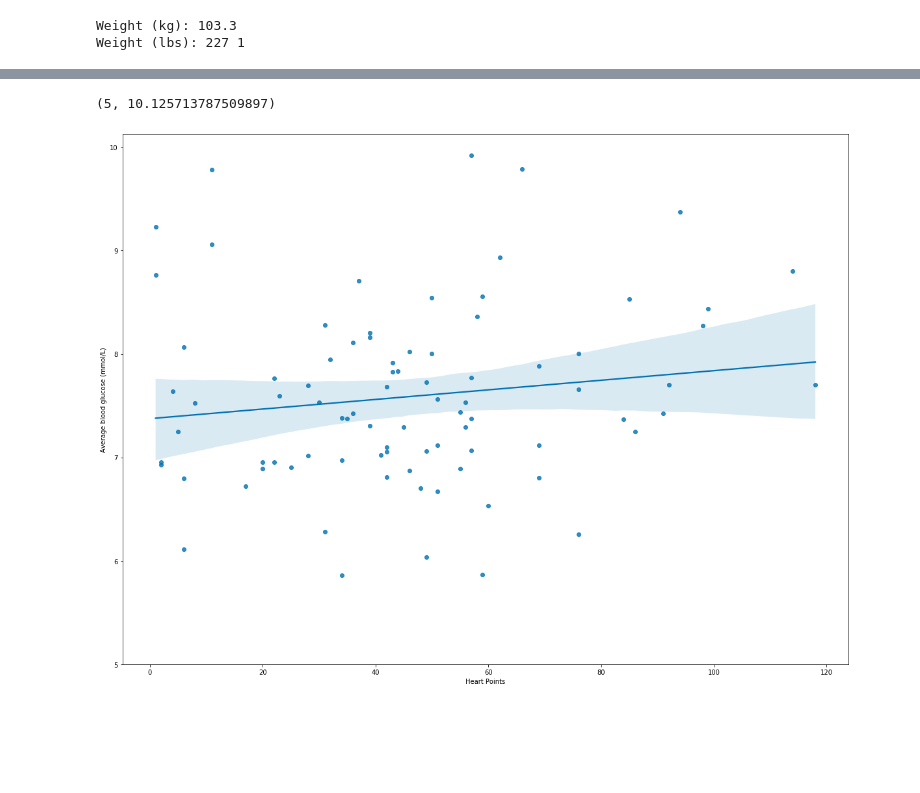
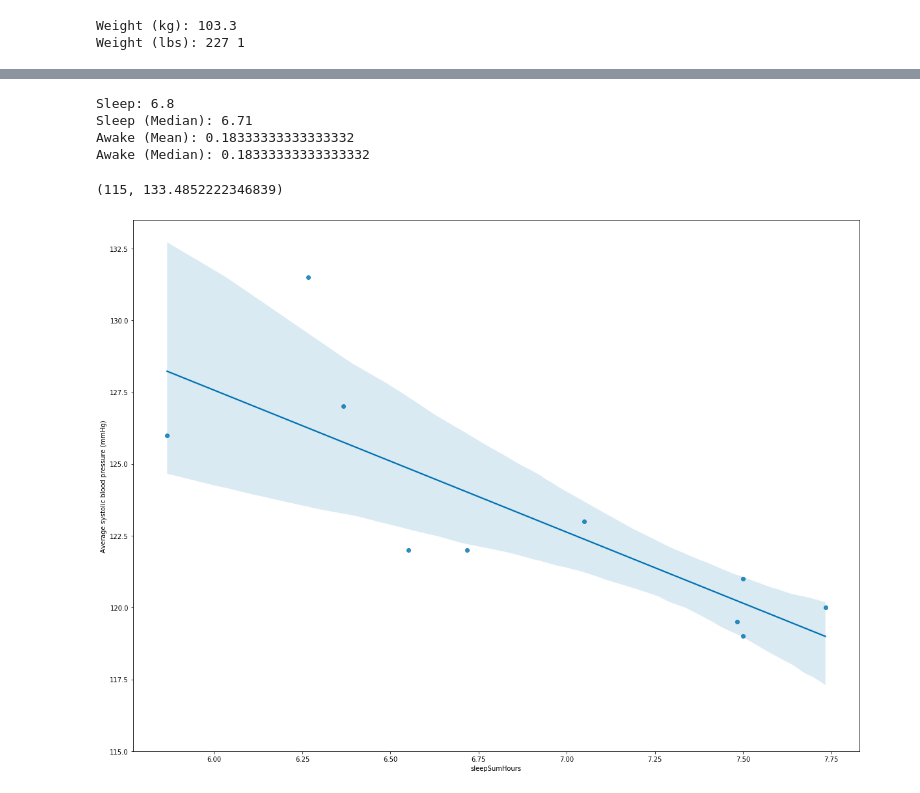
Before and after one commit to JamesIgoe/GoogleFitAnalysis, a Jupyter notebook: Analysis.ipynb, the cells around one changed output, grey strips where cells are left out. Saved outputs shown, nothing was run; the diff lists cells and outputs as text; code cells hidden in the pictures; blank space fills up the shorter version.

```diff
--- a/Analysis.ipynb
+++ b/Analysis.ipynb
@@ -177,0 +169,3 @@ df_fit.dropna(axis=1, how='all', inplace=True)
+# %%
+df_fit['SleepSum'] = df_fit['Deep sleeping duration (ms)'] + df_fit['Light sleeping duration (ms)'] + df_fit['Sleep duration (ms)']
+df_fit['sleepSumHours'] = df_fit['SleepSum'] / 3600000
@@ -281,10 +342,3 @@ print('BG (mmg/dl):', AverageFunction(bg, 1) * 18)
 # %% [output]
 BG (mmol/L): 7.7
 BG (mmg/dl): 138.6
-# %%
-df['SleepSum'] = df['Deep sleeping duration (ms)'] + df['Light sleeping duration (ms)'] + df['Sleep duration (ms)']
-df['sleepSumHours'] = df['SleepSum'] / 3600000
-print('Sleep:', AverageFunction(df['sleepSumHours'],2))
-print('Sleep (Median):', MedianFunction(df['sleepSumHours'], 2))
-print('Awake (Mean):', AverageFunction(df['Awake mid-sleeping duration (ms)'], 9) / 3600000)
-print('Awake (Median):', MedianFunction(df['Awake mid-sleeping duration (ms)'], 9) / 3600000)
@@ -305,7 +385,17 @@ Weight (lbs): 227 1
+# %%
+print('Sleep:', AverageFunction(df['sleepSumHours'],2))
+print('Sleep (Median):', MedianFunction(df['sleepSumHours'], 2))
+print('Awake (Mean):', AverageFunction(df['Awake mid-sleeping duration (ms)'], 9) / 3600000)
+print('Awake (Median):', MedianFunction(df['Awake mid-sleeping duration (ms)'], 9) / 3600000)
+# %% [output]
+Sleep: 6.8
+Sleep (Median): 6.71
+Awake (Mean): 0.18333333333333332
+Awake (Median): 0.18333333333333332
 # %%
 plt.figure(figsize=(20,15))
-sns.regplot(x='Heart Points', y='Average blood glucose (mmol/L)', data=df)
-plt.ylim(5,)
+sns.regplot(x='sleepSumHours', y='Average systolic blood pressure (mmHg)', data=df)
+plt.ylim(115,)
 # %% [output]
-(5, 10.125713787509897)
+(115, 133.4852222346839)
-[figure, old version]
+[figure, new version]
```
Also changed, not shown: parts of 51 cells of this notebook.
